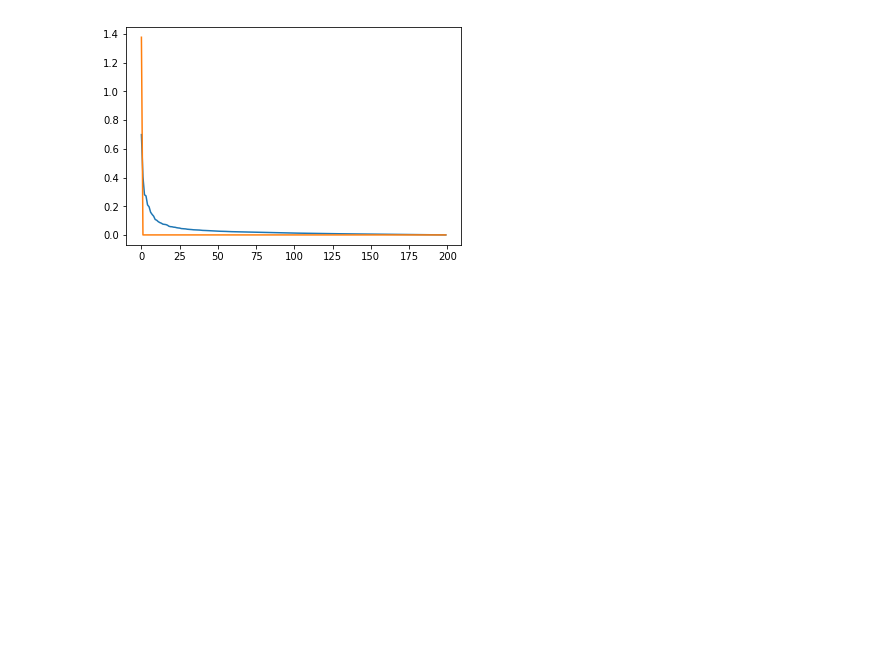
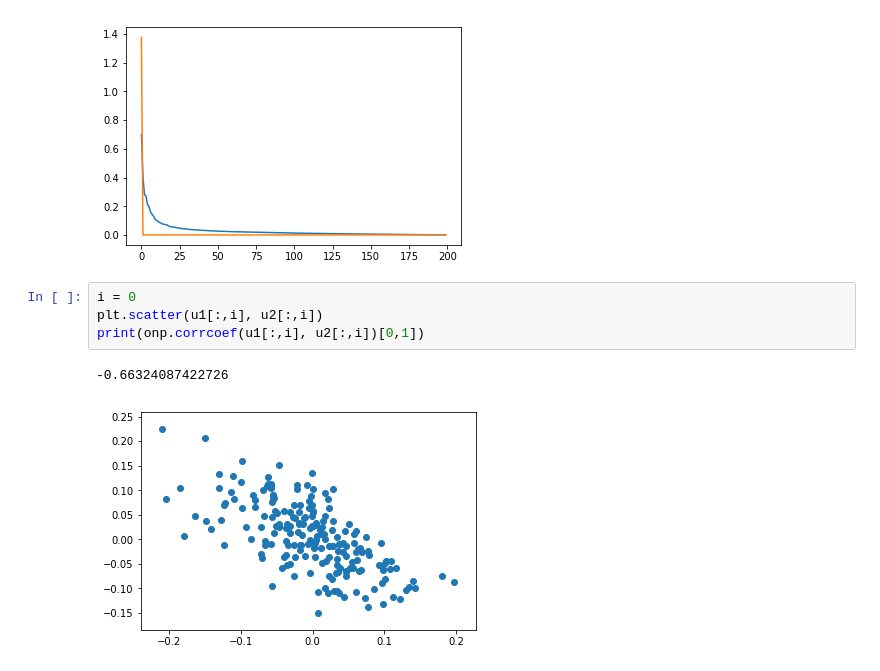
Before and after one commit to JoramKeijser/low_rank, a Jupyter notebook: notebooks/train.ipynb, the cells around one changed output. Drawn from its saved outputs; the diff is of its cells as text; blank space fills up the shorter version.

```diff
--- a/notebooks/train.ipynb
+++ b/notebooks/train.ipynb
@@ -188,3 +188,10 @@ plt.plot(s2,'-')
 # %% [output]
 [<matplotlib.lines.Line2D at 0x...>]
 [figure]
+# %%
+i = 0
+plt.scatter(u1[:,i], u2[:,i])
+print(onp.corrcoef(u1[:,i], u2[:,i])[0,1])
+# %% [output]
+-0.66324087422726
+[figure, added]
```
